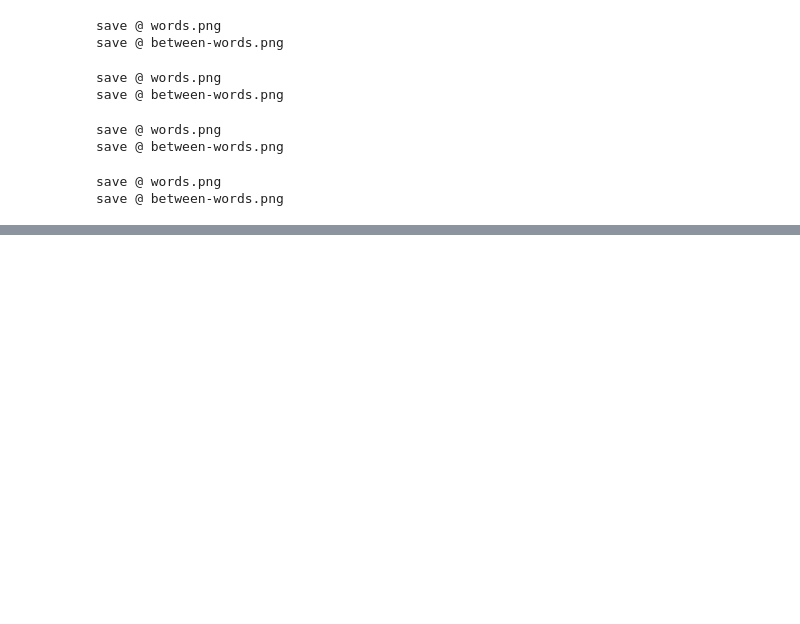
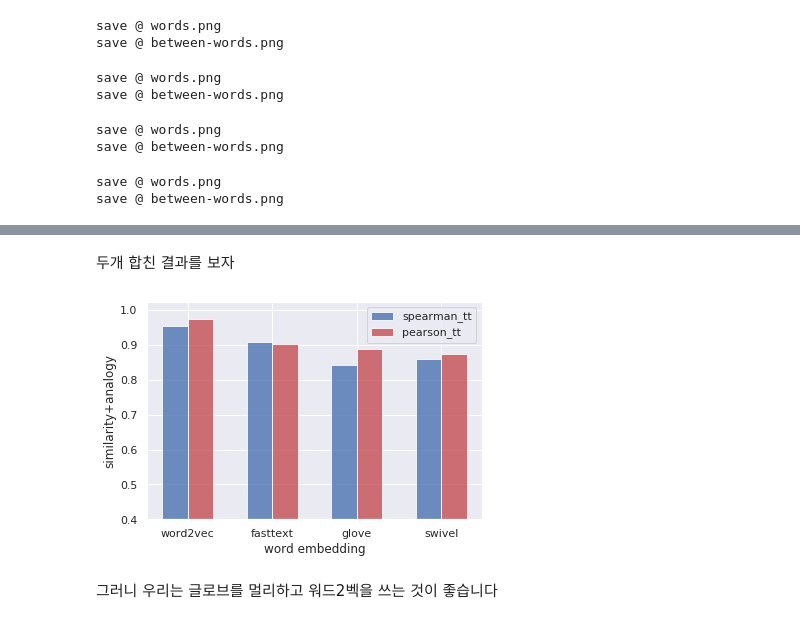
Before and after one commit to lih0905/Book_Korean_Embedding, a Jupyter notebook: Chap4/4.7 어떤 단어 임베딩을 사용할 것인가.ipynb, the cells around one changed output, grey strips where cells are left out. Drawn from its saved outputs; the diff is of its cells as text; code cells hidden in the pictures; blank space fills up the shorter version.

```diff
--- a/Chap4/4.7 어떤 단어 임베딩을 사용할 것인가.ipynb
+++ b/Chap4/4.7 어떤 단어 임베딩을 사용할 것인가.ipynb
@@ -259,3 +259,44 @@ save @ between-words.png
 <img src="word2vec_words.png" width=500> <img src="fasttext_words.png" width=500> <img src="glove_words.png" width=500> <img src="swivel_words.png" width=500>
 # %% [markdown]
 <img src="word2vec_between-words.png" width=500> <img src="fasttext_between-words.png" width=500> <img src="glove_between-words.png" width=500> <img src="swivel_between-words.png" width=500>
+# %% [markdown]
+두개 합친 결과를 보자
+# %%
+res = {
+    'word2vec':{'spearman':0.5811240469400805,'pearson': 0.6005777002757634 },
+    'fasttext':{'spearman':0.6426818018434524,'pearson': 0.6371222332200525 },
+    'glove':{'spearman':0.5023418426129077,'pearson': 0.5462748697086482 },
+    'swivel':{'spearman':0.5586441220028743, 'pearson':0.5750895340516221 }
+}
+df = pd.DataFrame.from_dict(res).transpose()
+# %%
+res = {
+    'word2vec':{'correct':157, 'total_data':420},
+    'fasttext':{'correct':111, 'total_data':420},
+    'glove':{'correct':143, 'total_data':420},
+    'swivel':{'correct':126, 'total_data':420},
+}
+df2 = pd.DataFrame.from_dict(res).transpose()
+df2['analogy_res'] = df2['correct']/df2['total_data']
+# %%
+df3 = pd.merge(df, df2['analogy_res'] ,left_index=True, right_index=True)
+df3['spearman_tt'] = df3['spearman']+df3['analogy_res']
+df3['pearson_tt'] = df3['pearson']+df3['analogy_res']
+# %%
+width = 0.3
+ind = np.arange(len(df3))
+
+p1 = plt.bar(ind, df3['spearman_tt'], width=width, color='b', alpha=0.8, label='spearman_tt')
+p2 = plt.bar(ind+width, df3['pearson_tt'], width=width, color='r', alpha=0.8, label='pearson_tt')
+
+plt.xlabel('word embedding')
+plt.ylabel('similarity+analogy')
+
+plt.xticks(ind + width / 2, df3.index)
+plt.ylim(bottom=0.4)
+plt.legend()
+plt.show()
+# %% [output]
+[figure, added]
+# %% [markdown]
+그러니 우리는 글로브를 멀리하고 워드2벡을 쓰는 것이 좋습니다
```
Also changed, not shown: 1 other file.
